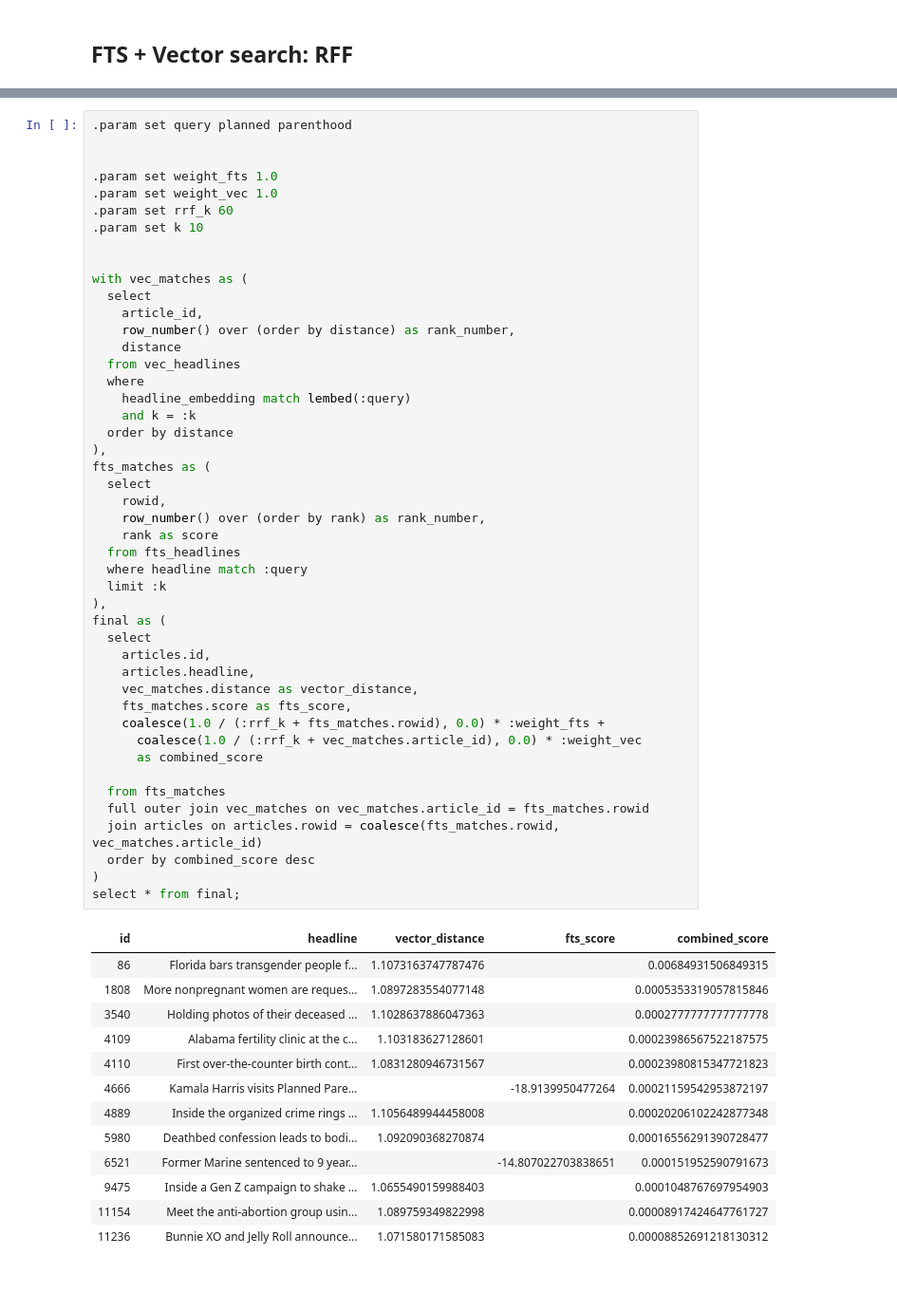
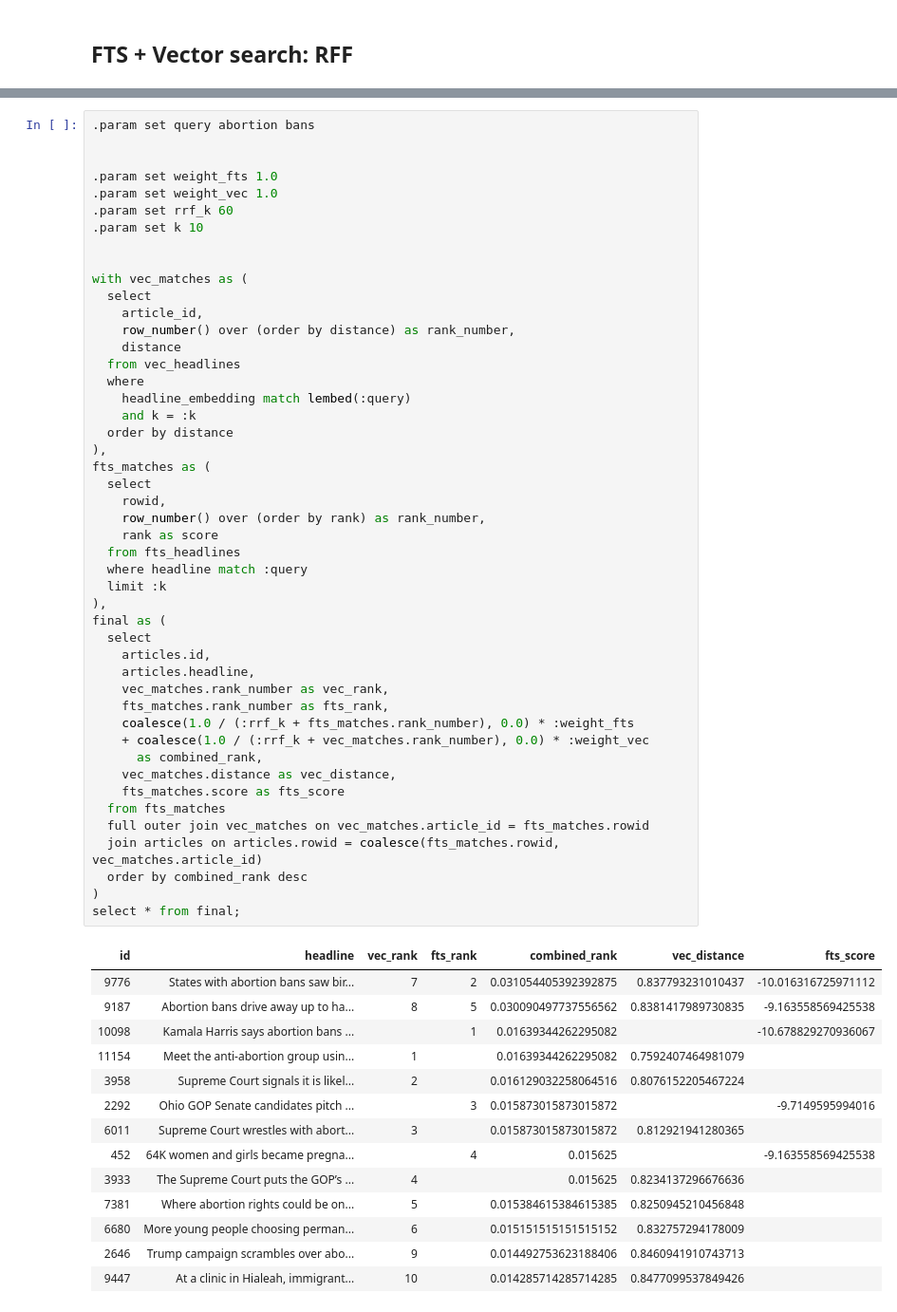
Before and after one commit to asg017/sqlite-vec, a Jupyter notebook: examples/nbc-headlines/3_search.ipynb, the cells around one changed output, grey strips where cells are left out. Shown at 95% size. Drawn from its saved outputs; the diff is of its cells as text; blank space fills up the shorter version.

```diff
--- a/examples/nbc-headlines/3_search.ipynb
+++ b/examples/nbc-headlines/3_search.ipynb
@@ -63,5 +133,5 @@ where headline_embedding match lembed(:query)
 # %%
-.param set query planned parenthood
+.param set query abortion bans
 
 
 .param set weight_fts 1.0
@@ -73,50 +143,52 @@ where headline_embedding match lembed(:query)
 with vec_matches as (
   select
     article_id,
     row_number() over (order by distance) as rank_number,
     distance
   from vec_headlines
   where
     headline_embedding match lembed(:query)
     and k = :k
   order by distance
 ),
 fts_matches as (
   select
     rowid,
     row_number() over (order by rank) as rank_number,
     rank as score
   from fts_headlines
   where headline match :query
   limit :k
 ),
 final as (
   select
     articles.id,
     articles.headline,
-    vec_matches.distance as vector_distance,
-    fts_matches.score as fts_score,
-    coalesce(1.0 / (:rrf_k + fts_matches.rowid), 0.0) * :weight_fts +
-      coalesce(1.0 / (:rrf_k + vec_matches.article_id), 0.0) * :weight_vec
-      as combined_score
-
+    vec_matches.rank_number as vec_rank,
+    fts_matches.rank_number as fts_rank,
+    coalesce(1.0 / (:rrf_k + fts_matches.rank_number), 0.0) * :weight_fts
+    + coalesce(1.0 / (:rrf_k + vec_matches.rank_number), 0.0) * :weight_vec
+      as combined_rank,
+    vec_matches.distance as vec_distance,
+    fts_matches.score as fts_score
   from fts_matches
   full outer join vec_matches on vec_matches.article_id = fts_matches.rowid
   join articles on articles.rowid = coalesce(fts_matches.rowid, vec_matches.article_id)
-  order by combined_score desc
+  order by combined_rank desc
 )
 select * from final;
 # %% [output]
-| id | headline | vector_distance | fts_score | combined_score |
-| 86 | Florida bars transgender people f... | 1.1073163747787476 |  | 0.00684931506849315 |
-| 1808 | More nonpregnant women are reques... | 1.0897283554077148 |  | 0.0005353319057815846 |
-| 3540 | Holding photos of their deceased ... | 1.1028637886047363 |  | 0.0002777777777777778 |
-| 4109 | Alabama fertility clinic at the c... | 1.103183627128601 |  | 0.00023986567522187575 |
-| 4110 | First over-the-counter birth cont... | 1.0831280946731567 |  | 0.00023980815347721823 |
-| 4666 | Kamala Harris visits Planned Pare... |  | -18.9139950477264 | 0.00021159542953872197 |
-| 4889 | Inside the organized crime rings ... | 1.1056489944458008 |  | 0.00020206102242877348 |
-| 5980 | Deathbed confession leads to bodi... | 1.092090368270874 |  | 0.00016556291390728477 |
-| 6521 | Former Marine sentenced to 9 year... |  | -14.807022703838651 | 0.000151952590791673 |
-| 9475 | Inside a Gen Z campaign to shake ... | 1.0655490159988403 |  | 0.0001048767697954903 |
-| 11154 | Meet the anti-abortion group usin... | 1.089759349822998 |  | 0.00008917424647761727 |
-| 11236 | Bunnie XO and Jelly Roll announce... | 1.071580171585083 |  | 0.00008852691218130312 |
+| id | headline | vec_rank | fts_rank | combined_rank | vec_distance | fts_score |
+| 9776 | States with abortion bans saw bir... | 7 | 2 | 0.031054405392392875 | 0.837793231010437 | -10.016316725971112 |
+| 9187 | Abortion bans drive away up to ha... | 8 | 5 | 0.030090497737556562 | 0.8381417989730835 | -9.163558569425538 |
+| 10098 | Kamala Harris says abortion bans ... |  | 1 | 0.01639344262295082 |  | -10.678829270936067 |
+| 11154 | Meet the anti-abortion group usin... | 1 |  | 0.01639344262295082 | 0.7592407464981079 |  |
+| 3958 | Supreme Court signals it is likel... | 2 |  | 0.016129032258064516 | 0.8076152205467224 |  |
+| 2292 | Ohio GOP Senate candidates pitch ... |  | 3 | 0.015873015873015872 |  | -9.7149595994016 |
+| 6011 | Supreme Court wrestles with abort... | 3 |  | 0.015873015873015872 | 0.812921941280365 |  |
+| 452 | 64K women and girls became pregna... |  | 4 | 0.015625 |  | -9.163558569425538 |
+| 3933 | The Supreme Court puts the GOP’s ... | 4 |  | 0.015625 | 0.8234137296676636 |  |
+| 7381 | Where abortion rights could be on... | 5 |  | 0.015384615384615385 | 0.8250945210456848 |  |
+| 6680 | More young people choosing perman... | 6 |  | 0.015151515151515152 | 0.832757294178009 |  |
+| 2646 | Trump campaign scrambles over abo... | 9 |  | 0.014492753623188406 | 0.8460941910743713 |  |
+| 9447 | At a clinic in Hialeah, immigrant... | 10 |  | 0.014285714285714285 | 0.8477099537849426 |  |
```
Also changed, not shown: parts of 9 cells of this notebook, 2 other files.
